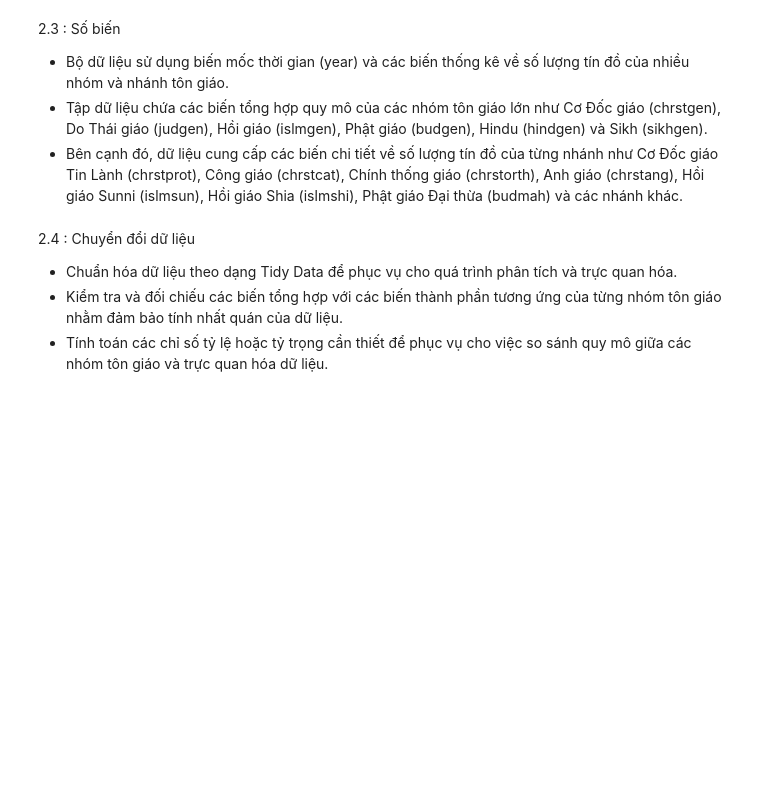
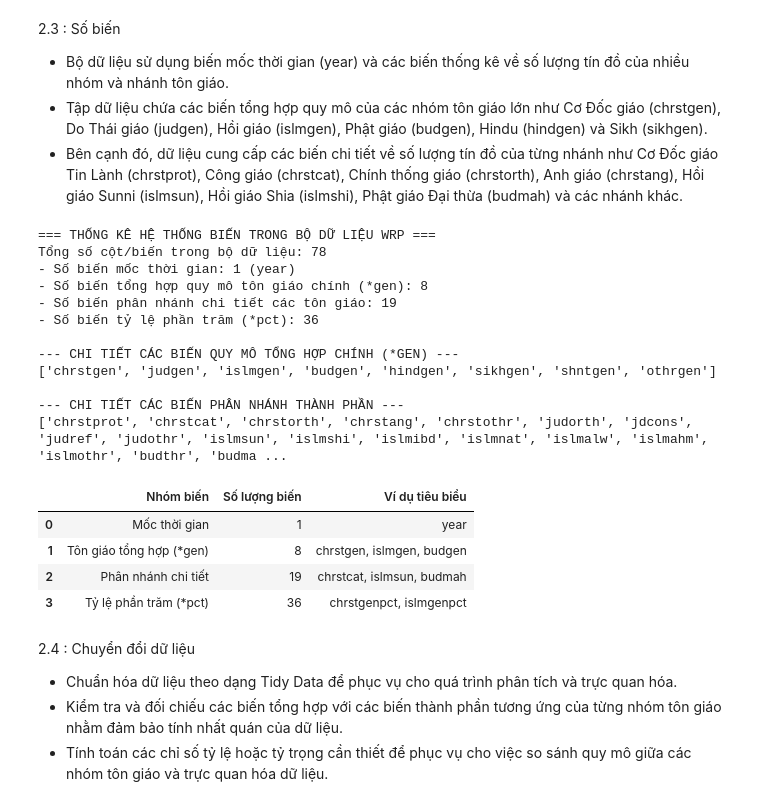
Before and after one commit to 28-TranTrungKien-24174600028/Do_An_1_Nhom_2_3_DHKL18A1HN, a Jupyter notebook: Đồ án 1.ipynb, the cells around one changed output. Cells and saved outputs as stored; diff of their text form; code cells hidden in the pictures; blank space fills up the shorter version.

```diff
--- a/Đồ án 1.ipynb
+++ b/Đồ án 1.ipynb
@@ -57,6 +233,77 @@ df_global.head(14)
 *   Bộ dữ liệu sử dụng biến mốc thời gian (year) và các biến thống kê về số lượng tín đồ của nhiều nhóm và nhánh tôn giáo.
 *   Tập dữ liệu chứa các biến tổng hợp quy mô của các nhóm tôn giáo lớn như Cơ Đốc giáo (chrstgen), Do Thái giáo (judgen), Hồi giáo (islmgen), Phật giáo (budgen), Hindu (hindgen) và Sikh (sikhgen).
 *   Bên cạnh đó, dữ liệu cung cấp các biến chi tiết về số lượng tín đồ của từng nhánh như Cơ Đốc giáo Tin Lành (chrstprot), Công giáo (chrstcat), Chính thống giáo (chrstorth), Anh giáo (chrstang), Hồi giáo Sunni (islmsun), Hồi giáo Shia (islmshi), Phật giáo Đại thừa (budmah) và các nhánh khác.
+# %%
+import pandas as pd
+
+
+# Biến mốc thời gian
+time_var = ['year']
+
+# Các biến tổng hợp quy mô của các tôn giáo lớn (General Religion Variables)
+gen_vars = ['chrstgen', 'judgen', 'islmgen', 'budgen', 'hindgen', 'sikhgen', 'shntgen', 'zrogen', 'othrgen']
+gen_vars = [v for v in gen_vars if v in df_clean.columns]
+
+# Các biến chi tiết về nhánh tôn giáo (Sub-group Variables)
+sub_vars = [
+    # Cơ Đốc giáo
+    'chrstprot', 'chrstcat', 'chrstorth', 'chrstang', 'chrstothr',
+    # Do Thái giáo
+    'judorth', 'jdcons', 'judref', 'judothr',
+    # Hồi giáo
+    'islmsun', 'islmshi', 'islmibd', 'islmnat', 'islmalw', 'islmahm', 'islmothr',
+    # Phật giáo
+    'budthr', 'budmah', 'budothr'
+]
+sub_vars = [v for v in sub_vars if v in df_clean.columns]
+
+# Các biến tỷ lệ phần trăm (% Percentages)
+pct_vars = [c for c in df_clean.columns if c.endswith('pct')]
+
+
+# ---------------------------------------------------------
+# 2. THỐNG KÊ VÀ HIỂN THỊ THÔNG TIN HỆ THỐNG BIẾN
+# ---------------------------------------------------------
+
+print("=== THỐNG KÊ HỆ THỐNG BIẾN TRONG BỘ DỮ LIỆU WRP ===")
+print(f"Tổng số cột/biến trong bộ dữ liệu: {df_clean.shape[1]}")
+print(f"- Số biến mốc thời gian: {len(time_var)} ({time_var[0]})")
+print(f"- Số biến tổng hợp quy mô tôn giáo chính (*gen): {len(gen_vars)}")
+print(f"- Số biến phân nhánh chi tiết các tôn giáo: {len(sub_vars)}")
+print(f"- Số biến tỷ lệ phần trăm (*pct): {len(pct_vars)}")
+
+print("\n--- CHI TIẾT CÁC BIẾN QUY MÔ TỔNG HỢP CHÍNH (*GEN) ---")
+print(gen_vars)
+
+print("\n--- CHI TIẾT CÁC BIẾN PHÂN NHÁNH THÀNH PHẦN ---")
+print(sub_vars)
+
+# Tạo DataFrame tóm tắt cấu trúc biến
+var_summary = pd.DataFrame({
+    'Nhóm biến': ['Mốc thời gian', 'Tôn giáo tổng hợp (*gen)', 'Phân nhánh chi tiết', 'Tỷ lệ phần trăm (*pct)'],
+    'Số lượng biến': [len(time_var), len(gen_vars), len(sub_vars), len(pct_vars)],
+    'Ví dụ tiêu biểu': ['year', 'chrstgen, islmgen, budgen', 'chrstcat, islmsun, budmah', 'chrstgenpct, islmgenpct']
+})
+
+display(var_summary)
+# %% [output]
+=== THỐNG KÊ HỆ THỐNG BIẾN TRONG BỘ DỮ LIỆU WRP ===
+Tổng số cột/biến trong bộ dữ liệu: 78
+- Số biến mốc thời gian: 1 (year)
+- Số biến tổng hợp quy mô tôn giáo chính (*gen): 8
+- Số biến phân nhánh chi tiết các tôn giáo: 19
+- Số biến tỷ lệ phần trăm (*pct): 36
+
+--- CHI TIẾT CÁC BIẾN QUY MÔ TỔNG HỢP CHÍNH (*GEN) ---
+['chrstgen', 'judgen', 'islmgen', 'budgen', 'hindgen', 'sikhgen', 'shntgen', 'othrgen']
+
+--- CHI TIẾT CÁC BIẾN PHÂN NHÁNH THÀNH PHẦN ---
+['chrstprot', 'chrstcat', 'chrstorth', 'chrstang', 'chrstothr', 'judorth', 'jdcons', 'judref', 'judothr', 'islmsun', 'islmshi', 'islmibd', 'islmnat', 'islmalw', 'islmahm', 'islmothr', 'budthr', 'budma ...
+|  | Nhóm biến | Số lượng biến | Ví dụ tiêu biểu |
+| 0 | Mốc thời gian | 1 | year |
+| 1 | Tôn giáo tổng hợp (*gen) | 8 | chrstgen, islmgen, budgen |
+| 2 | Phân nhánh chi tiết | 19 | chrstcat, islmsun, budmah |
+| 3 | Tỷ lệ phần trăm (*pct) | 36 | chrstgenpct, islmgenpct |
 # %% [markdown]
 2.4 : Chuyển đổi dữ liệu
 
```
Also changed, not shown: parts of 4 cells of this notebook.
